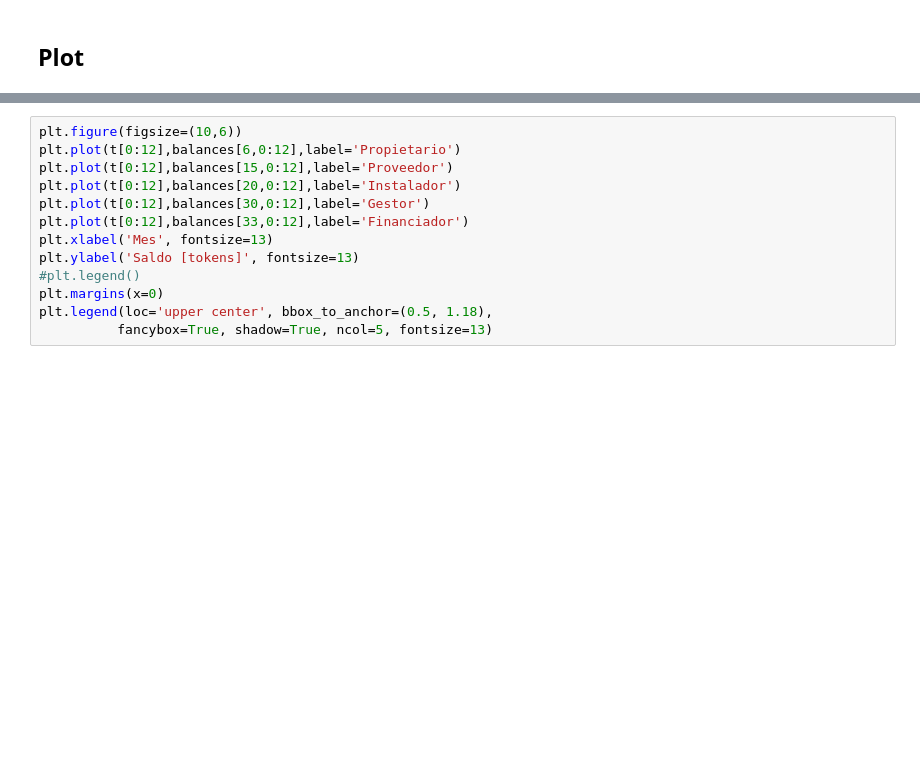
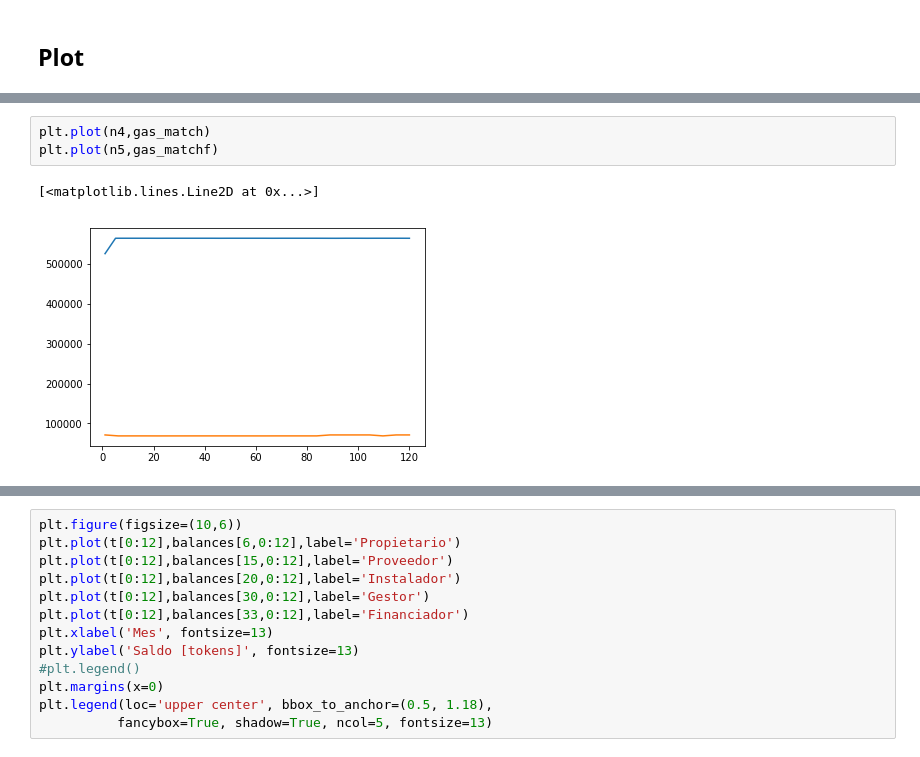
Before and after one commit to rsilvav/blockchain_gd, a Jupyter notebook: Escalabilidad.ipynb, the cells around one changed output, grey strips where cells are left out. Drawn from its saved outputs; the diff is of its cells as text; blank space fills up the shorter version.

```diff
--- a/Escalabilidad.ipynb
+++ b/Escalabilidad.ipynb
@@ -655,0 +1393,6 @@ KeyboardInterrupt:
+# %%
+plt.plot(n4,gas_match)
+plt.plot(n5,gas_matchf)
+# %% [output]
+[<matplotlib.lines.Line2D at 0x...>]
+[figure, added]
```
Also changed, not shown: parts of 22 cells of this notebook, 1 other file.
